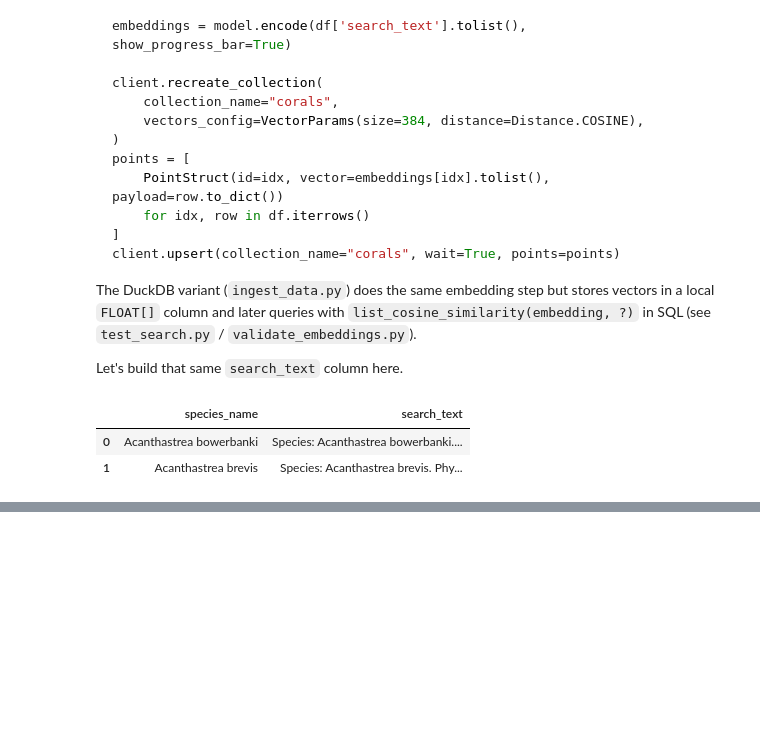
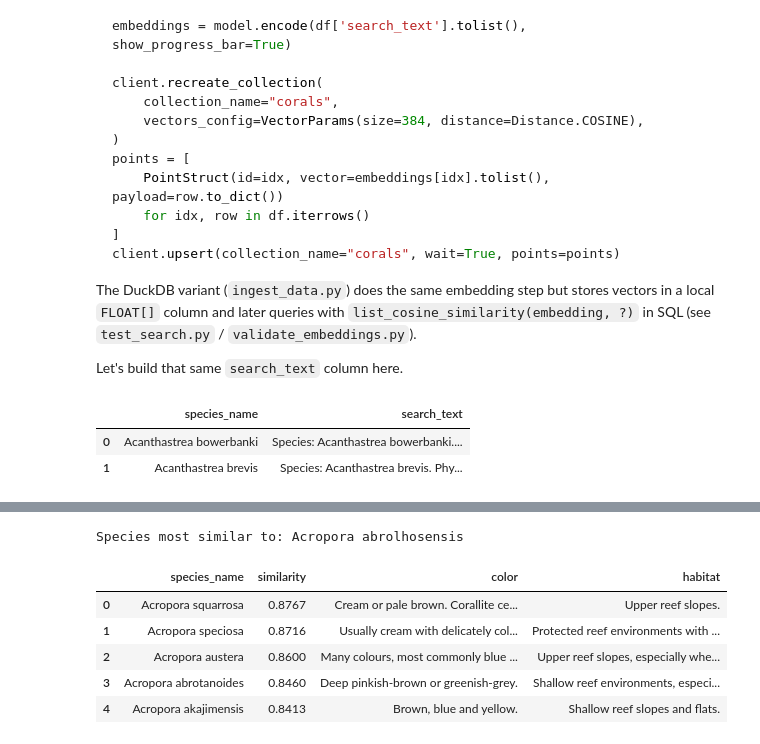
Before and after one commit to thompgt/coral-reef, a Jupyter notebook: Demo.ipynb, the cells around one changed output, grey strips where cells are left out. Drawn from its saved outputs; the diff is of its cells as text; code cells hidden in the pictures; blank space fills up the shorter version.

```diff
--- a/Demo.ipynb
+++ b/Demo.ipynb
@@ -295,0 +498,27 @@ Query: "encrusting colonies on lower reef slopes"
+# %%
+def most_similar_to(species_name, top_k=5):
+    match_idx = df.index[df['species_name'] == species_name]
+    if len(match_idx) == 0:
+        raise ValueError(f'{species_name!r} not found in dataset')
+    idx = match_idx[0]
+    scores = embeddings @ embeddings[idx]
+    ranked = np.argsort(scores)[::-1]
+    ranked = [i for i in ranked if i != idx][:top_k]
+    results = df.iloc[ranked][['species_name', 'color', 'habitat']].copy()
+    results.insert(1, 'similarity', scores[ranked].round(4))
+    return results.reset_index(drop=True)
+
+# Pick an example species dynamically so this works regardless of exact dataset contents.
+acropora_species = df.loc[df['species_name'].str.contains('Acropora', case=False, na=False), 'species_name']
+example_species = acropora_species.iloc[0] if len(acropora_species) else df['species_name'].iloc[0]
+
+print(f'Species most similar to: {example_species}')
+most_similar_to(example_species)
+# %% [output]
+Species most similar to: Acropora abrolhosensis
+|  | species_name | similarity | color | habitat |
+| 0 | Acropora squarrosa | 0.8767 | Cream or pale brown. Corallite ce... | Upper reef slopes. |
+| 1 | Acropora speciosa | 0.8716 | Usually cream with delicately col... | Protected reef environments with ... |
+| 2 | Acropora austera | 0.8600 | Many colours, most commonly blue ... | Upper reef slopes, especially whe... |
+| 3 | Acropora abrotanoides | 0.8460 | Deep pinkish-brown or greenish-grey. | Shallow reef environments, especi... |
+| 4 | Acropora akajimensis | 0.8413 | Brown, blue and yellow. | Shallow reef slopes and flats. |
```
Also changed, not shown: parts of 26 cells of this notebook, 1 other file.
